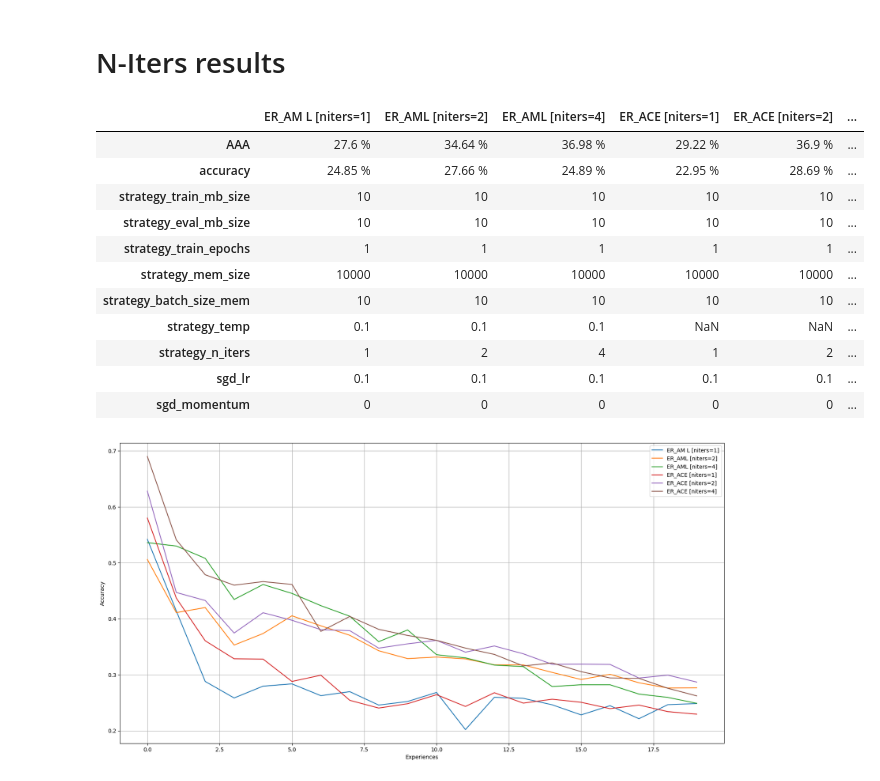
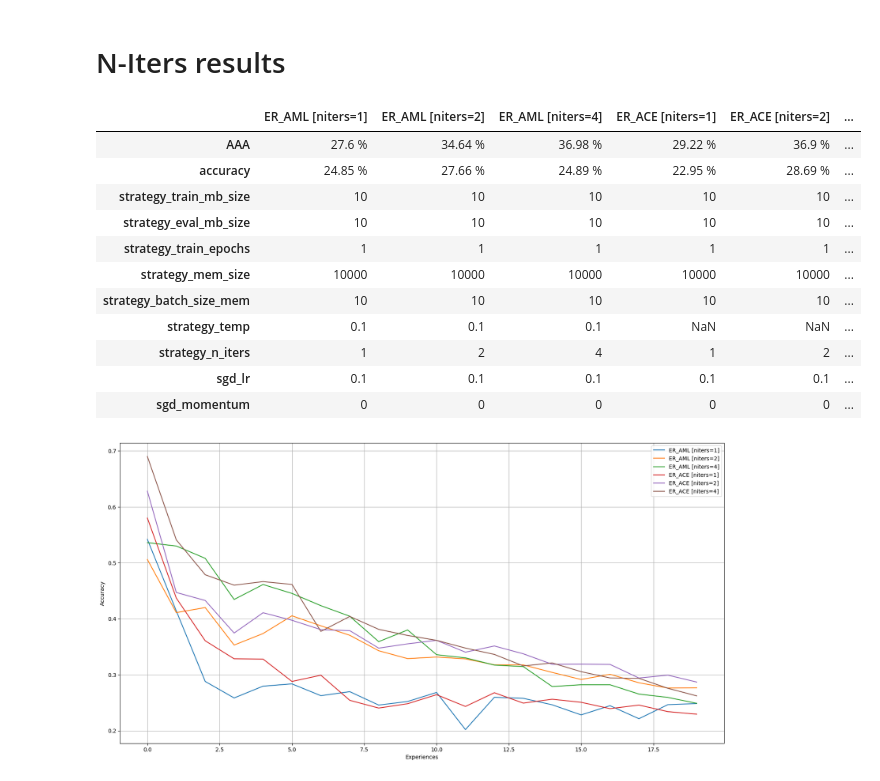
Before and after one commit to GeremiaPompei/asymmetric_er, a Jupyter notebook: results_analysis.ipynb, the cells around one changed output. Cells and saved outputs as stored; diff of their text form; code cells hidden in the pictures.

```diff
--- a/results_analysis.ipynb
+++ b/results_analysis.ipynb
@@ -16,10 +14,3 @@ Loading test results.
-# %%
-test_results = {}
-to_perc = lambda x: f'{round(x * 100, 2)} %'
-
-for k, v in results.items():
-    AAA, accuracy, hyperparams, _ = v['test']
-    test_results[k] = dict(AAA=to_perc(AAA), accuracy=to_perc(accuracy), **json.loads(hyperparams))
 # %% [markdown]
 ### 1. Project objectives
 
@@ -83,3 +108,8 @@ def plot(history, xlabel, ylabel):
+# %%
+paper_accuracy_table = extract_accuracy_table({
+    k: v['test']
+    for k, v in paper_results.items()
+})
 # %% [markdown]
 Plot of ER_AML and ER_ACE accuracy over experiences.
 # %%
@@ -92,17 +120,3 @@ plot(
 )
 # %% [output]
 [figure]
-# %%
-forgetting_over_exp = {}
-for k, accuracies in accuracy_over_exp.items():
-    forgetting_over_exp[k] = [0]
-    prev_acc = accuracies[0]
-    for acc in accuracies[1:]:
-        forgetting_over_exp[k].append(prev_acc - acc)
-        prev_acc = acc
-
-plot(
-    forgetting_over_exp,
-    xlabel='Experiences',
-    ylabel='Forgetting'
-)
@@ -119,18 +136,7 @@ plot(
 # %% [output]
 [figure]
 # %%
-all_acc_over_exp = {
-        k: [
-            [
-                x[f'Top1_Acc_Exp/eval_phase/test_stream/Task000/Exp{str(i).zfill(3)}'] if i < len(x) else 0
-                for i in range(20)
-            ]
-            for x in v['test'][3]
-        ]
-    for k, v in results.items()
-}
-
-for name, data in all_acc_over_exp.items():
+for name, data in paper_accuracy_table.items():
     plt.figure(figsize=(20, 10))
     plt.title(name)
     plt.imshow(data)
@@ -158,13 +164,14 @@ with open('niters_results.json') as file:
 # %%
 niters_test_results = {}
 to_perc = lambda x: f'{round(x * 100, 2)} %'
 
 for k, v in niters_results.items():
-    niters_test_results[k] = dict(AAA=to_perc(v['AAA']), accuracy=to_perc(v['accuracy']), **json.loads(v['hyperparams']))
+    niters_test_results[k] = dict(AAA=to_perc(v['AAA']), accuracy=to_perc(v['accuracy']),
+                                  **json.loads(v['hyperparams']))
 
 pd.DataFrame(niters_test_results)
 # %% [output]
-|  | ER_AM L [niters=1] | ER_AML [niters=2] | ER_AML [niters=4] | ER_ACE [niters=1] | ER_ACE [niters=2] | ... |
+|  | ER_AML [niters=1] | ER_AML [niters=2] | ER_AML [niters=4] | ER_ACE [niters=1] | ER_ACE [niters=2] | ... |
 | AAA | 27.6 % | 34.64 % | 36.98 % | 29.22 % | 36.9 % | ... |
 | accuracy | 24.85 % | 27.66 % | 24.89 % | 22.95 % | 28.69 % | ... |
 | strategy_train_mb_size | 10 | 10 | 10 | 10 | 10 | ... |
```
Also changed, not shown: parts of 19 cells of this notebook, 3 other files.
